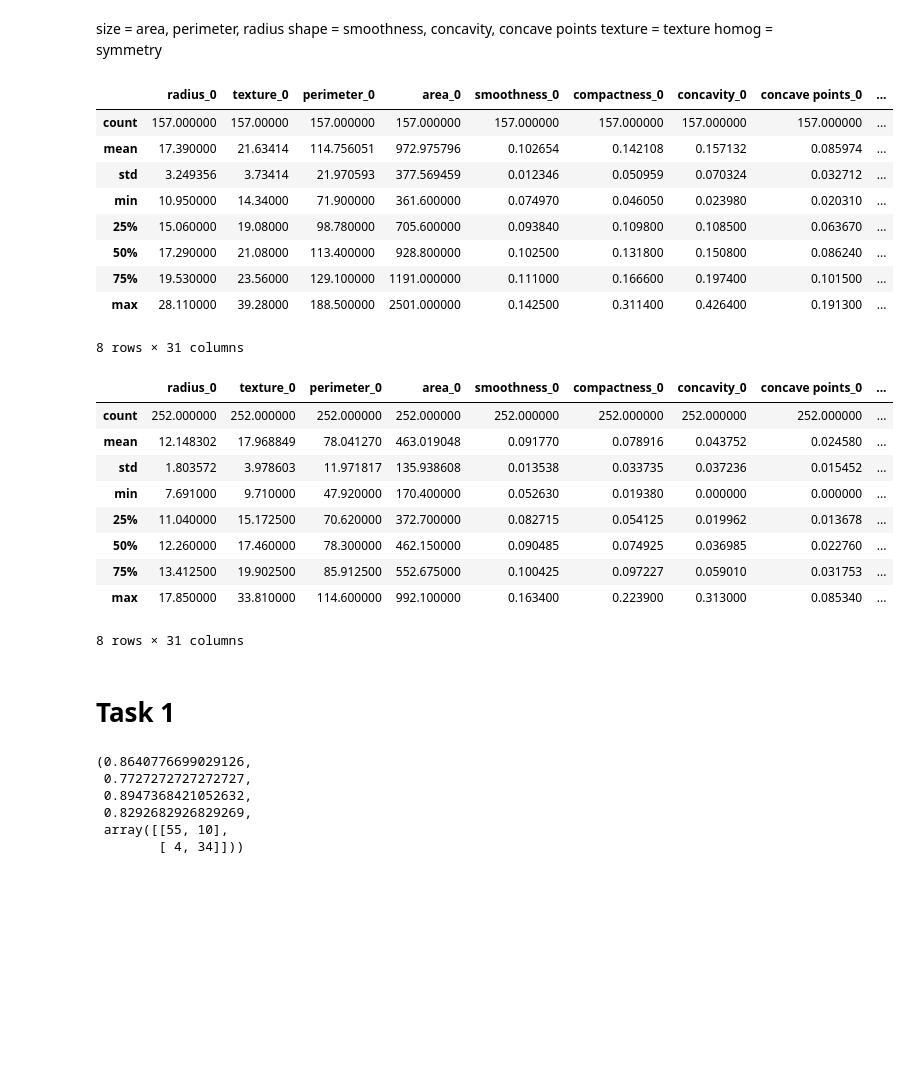
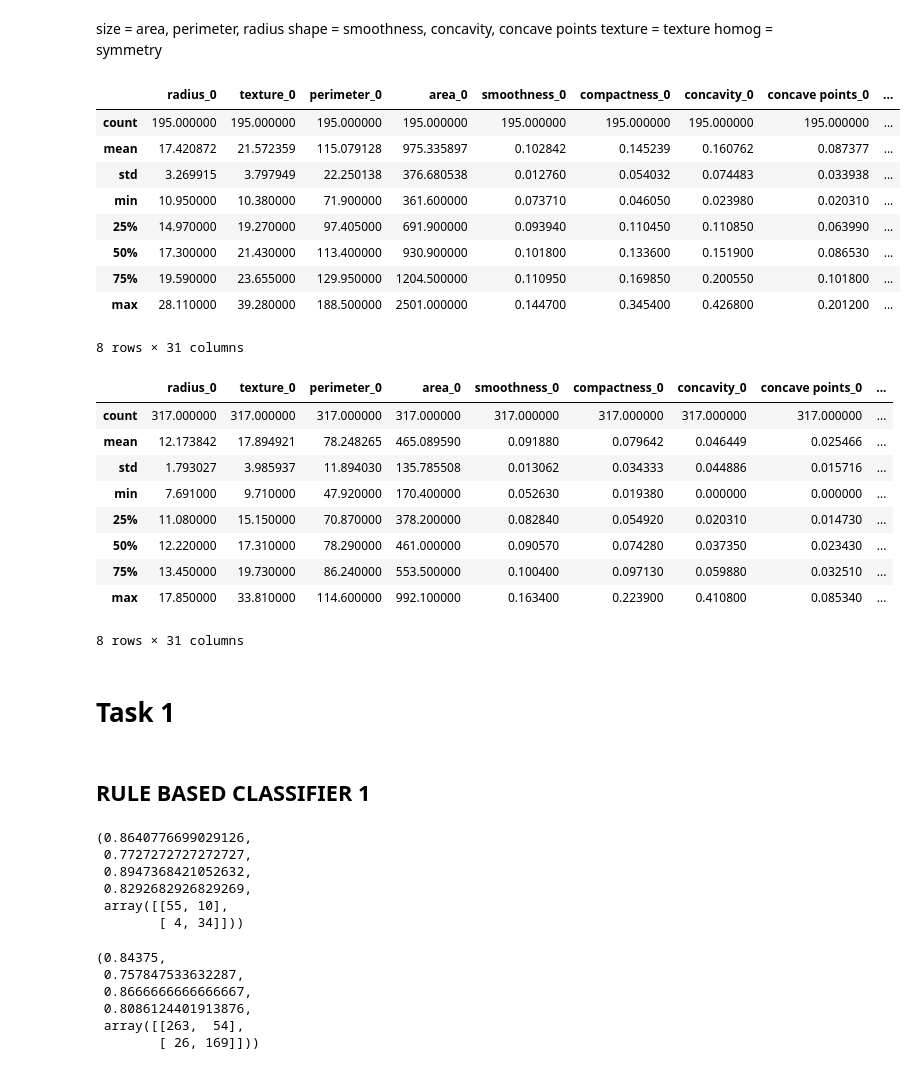
Before and after one commit to RoccoGiampetruzzi/Diagnostic-Systems, a Jupyter notebook: notebook.ipynb, the cells around one changed output. Drawn from its saved outputs; the diff is of its cells as text; code cells hidden in the pictures; blank space fills up the shorter version.

Commit message:
created the first 2 types of classifiers and updated utils file to choose the hyperparameters

```diff
--- a/notebook.ipynb
+++ b/notebook.ipynb
@@ -8,10 +8,10 @@ from utils import *
 from rulebased_classifier import RuleBasedClassifier
 # %%
 with open("wdbc.pkl", "rb") as f:
-    patient_df = pickle.load(f)
+    data = pickle.load(f)
 
-print(type(patient_df))
-print(patient_df.shape)
+print(type(data))
+print(data.shape)
 # %% [output]
 <class 'pandas.core.frame.DataFrame'>
 (569, 32)
@@ -61,40 +61,39 @@ shape = smoothness, concavity, concave points
 texture = texture
 homog = symmetry
 # %%
-patient_df = patient_df.drop(['id'], axis=1)
-patient_X, patient_y = patient_df.drop(['malignant'], axis=1), patient_df['malignant']
+data = data.drop(['id'], axis=1)
+patient_X, patient_y = data.drop(['malignant'], axis=1), data['malignant']
 patient_X, patient_X_test, patient_y, patient_y_test = train_test_split(patient_X, patient_y, test_size=0.1, random_state=42)
 
-patient_X_train, patient_X_val, patient_y_train, patient_y_val = train_test_split(patient_X, patient_y, test_size=0.2, random_state=42)
-
-patient_df_train = pd.concat([patient_X_train, patient_y_train], axis=1)
-patient_df_val = pd.concat([patient_X_val, patient_y_val], axis=1)
+patient_df = pd.concat([patient_X, patient_y], axis=1)
 patient_test = pd.concat([patient_X_test, patient_y_test], axis=1)
 # %%
-patient_df_train[patient_df_train['malignant'] == 1].describe()
+patient_df[patient_df['malignant'] == 1].describe()
 # %% [output]
 |  | radius_0 | texture_0 | perimeter_0 | area_0 | smoothness_0 | compactness_0 | concavity_0 | concave points_0 | ... |
-| count | 157.000000 | 157.00000 | 157.000000 | 157.000000 | 157.000000 | 157.000000 | 157.000000 | 157.000000 | ... |
-| mean | 17.390000 | 21.63414 | 114.756051 | 972.975796 | 0.102654 | 0.142108 | 0.157132 | 0.085974 | ... |
-| std | 3.249356 | 3.73414 | 21.970593 | 377.569459 | 0.012346 | 0.050959 | 0.070324 | 0.032712 | ... |
-| min | 10.950000 | 14.34000 | 71.900000 | 361.600000 | 0.074970 | 0.046050 | 0.023980 | 0.020310 | ... |
-| 25% | 15.060000 | 19.08000 | 98.780000 | 705.600000 | 0.093840 | 0.109800 | 0.108500 | 0.063670 | ... |
-| 50% | 17.290000 | 21.08000 | 113.400000 | 928.800000 | 0.102500 | 0.131800 | 0.150800 | 0.086240 | ... |
-| 75% | 19.530000 | 23.56000 | 129.100000 | 1191.000000 | 0.111000 | 0.166600 | 0.197400 | 0.101500 | ... |
-| max | 28.110000 | 39.28000 | 188.500000 | 2501.000000 | 0.142500 | 0.311400 | 0.426400 | 0.191300 | ... |
+| count | 195.000000 | 195.000000 | 195.000000 | 195.000000 | 195.000000 | 195.000000 | 195.000000 | 195.000000 | ... |
+| mean | 17.420872 | 21.572359 | 115.079128 | 975.335897 | 0.102842 | 0.145239 | 0.160762 | 0.087377 | ... |
+| std | 3.269915 | 3.797949 | 22.250138 | 376.680538 | 0.012760 | 0.054032 | 0.074483 | 0.033938 | ... |
+| min | 10.950000 | 10.380000 | 71.900000 | 361.600000 | 0.073710 | 0.046050 | 0.023980 | 0.020310 | ... |
+| 25% | 14.970000 | 19.270000 | 97.405000 | 691.900000 | 0.093940 | 0.110450 | 0.110850 | 0.063990 | ... |
+| 50% | 17.300000 | 21.430000 | 113.400000 | 930.900000 | 0.101800 | 0.133600 | 0.151900 | 0.086530 | ... |
+| 75% | 19.590000 | 23.655000 | 129.950000 | 1204.500000 | 0.110950 | 0.169850 | 0.200550 | 0.101800 | ... |
+| max | 28.110000 | 39.280000 | 188.500000 | 2501.000000 | 0.144700 | 0.345400 | 0.426800 | 0.201200 | ... |
 8 rows × 31 columns
 # %%
-patient_df_train[patient_df_train['malignant'] == 0].describe()
+patient_df[patient_df['malignant'] == 0].describe()
 # %% [output]
 |  | radius_0 | texture_0 | perimeter_0 | area_0 | smoothness_0 | compactness_0 | concavity_0 | concave points_0 | ... |
-| count | 252.000000 | 252.000000 | 252.000000 | 252.000000 | 252.000000 | 252.000000 | 252.000000 | 252.000000 | ... |
-| mean | 12.148302 | 17.968849 | 78.041270 | 463.019048 | 0.091770 | 0.078916 | 0.043752 | 0.024580 | ... |
-| std | 1.803572 | 3.978603 | 11.971817 | 135.938608 | 0.013538 | 0.033735 | 0.037236 | 0.015452 | ... |
+| count | 317.000000 | 317.000000 | 317.000000 | 317.000000 | 317.000000 | 317.000000 | 317.000000 | 317.000000 | ... |
+| mean | 12.173842 | 17.894921 | 78.248265 | 465.089590 | 0.091880 | 0.079642 | 0.046449 | 0.025466 | ... |
+| std | 1.793027 | 3.985937 | 11.894030 | 135.785508 | 0.013062 | 0.034333 | 0.044886 | 0.015716 | ... |
 | min | 7.691000 | 9.710000 | 47.920000 | 170.400000 | 0.052630 | 0.019380 | 0.000000 | 0.000000 | ... |
-| 25% | 11.040000 | 15.172500 | 70.620000 | 372.700000 | 0.082715 | 0.054125 | 0.019962 | 0.013678 | ... |
-| 50% | 12.260000 | 17.460000 | 78.300000 | 462.150000 | 0.090485 | 0.074925 | 0.036985 | 0.022760 | ... |
-| 75% | 13.412500 | 19.902500 | 85.912500 | 552.675000 | 0.100425 | 0.097227 | 0.059010 | 0.031753 | ... |
-| max | 17.850000 | 33.810000 | 114.600000 | 992.100000 | 0.163400 | 0.223900 | 0.313000 | 0.085340 | ... |
+| 25% | 11.080000 | 15.150000 | 70.870000 | 378.200000 | 0.082840 | 0.054920 | 0.020310 | 0.014730 | ... |
+| 50% | 12.220000 | 17.310000 | 78.290000 | 461.000000 | 0.090570 | 0.074280 | 0.037350 | 0.023430 | ... |
+| 75% | 13.450000 | 19.730000 | 86.240000 | 553.500000 | 0.100400 | 0.097130 | 0.059880 | 0.032510 | ... |
+| max | 17.850000 | 33.810000 | 114.600000 | 992.100000 | 0.163400 | 0.223900 | 0.410800 | 0.085340 | ... |
 8 rows × 31 columns
 # %% [markdown]
 # Task 1
+# %% [markdown]
+## RULE BASED CLASSIFIER 1
@@ -115,3 +119,14 @@ C.score(patient_X_val, patient_y_val)
  0.8292682926829269,
  array([[55, 10],
         [ 4, 34]]))
+# %%
+C1 = RuleBasedClassifier( size, shape, texture, homog, decision_option="all")
+C1.fit(patient_X, patient_y)
+C1.score(patient_X, patient_y)
+# %% [output]
+(0.84375,
+ 0.757847533632287,
+ 0.8666666666666667,
+ 0.8086124401913876,
+ array([[263,  54],
+        [ 26, 169]]))
```
Also changed, not shown: parts of 24 cells of this notebook, 3 other files.
